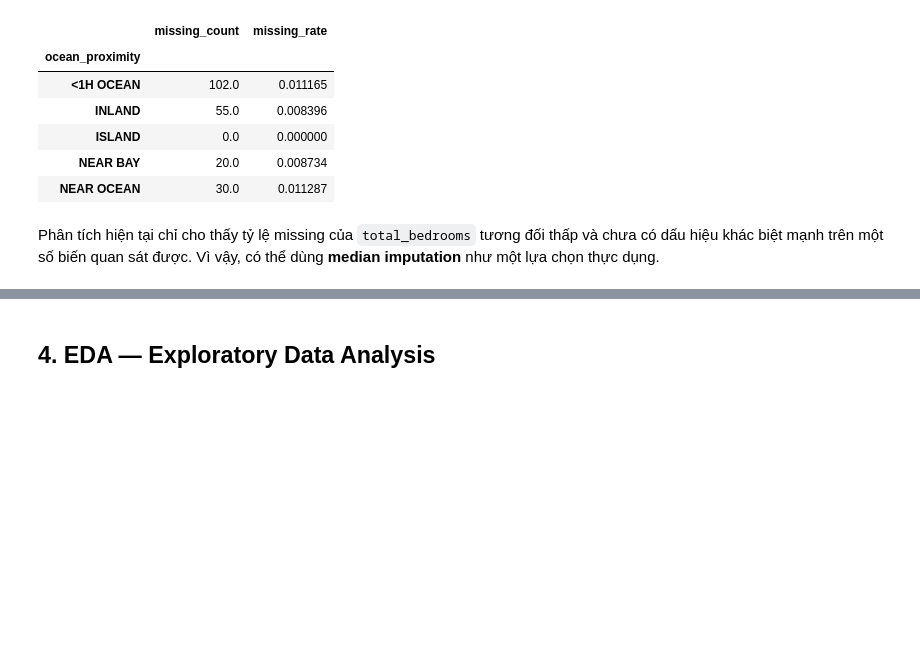
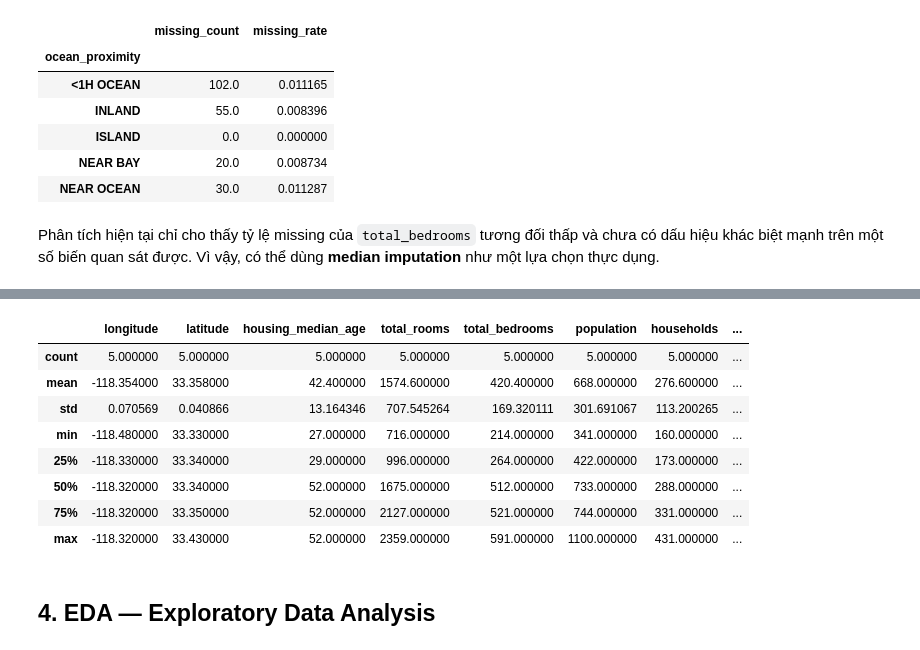
Before and after one commit to baocodeai/california-housing-price, a Jupyter notebook: california_housing.ipynb, the cells around one changed output, grey strips where cells are left out. Drawn from its saved outputs; the diff is of its cells as text; code cells hidden in the pictures; blank space fills up the shorter version.

```diff
--- a/california_housing.ipynb
+++ b/california_housing.ipynb
@@ -182,3 +183,15 @@ Phân tích hiện tại chỉ cho thấy tỷ lệ missing của `total_bedroom
+# %%
+df[df["ocean_proximity"] == "ISLAND"].describe()
+# %% [output]
+|  | longitude | latitude | housing_median_age | total_rooms | total_bedrooms | population | households | ... |
+| count | 5.000000 | 5.000000 | 5.000000 | 5.000000 | 5.000000 | 5.000000 | 5.000000 | ... |
+| mean | -118.354000 | 33.358000 | 42.400000 | 1574.600000 | 420.400000 | 668.000000 | 276.600000 | ... |
+| std | 0.070569 | 0.040866 | 13.164346 | 707.545264 | 169.320111 | 301.691067 | 113.200265 | ... |
+| min | -118.480000 | 33.330000 | 27.000000 | 716.000000 | 214.000000 | 341.000000 | 160.000000 | ... |
+| 25% | -118.330000 | 33.340000 | 29.000000 | 996.000000 | 264.000000 | 422.000000 | 173.000000 | ... |
+| 50% | -118.320000 | 33.340000 | 52.000000 | 1675.000000 | 512.000000 | 733.000000 | 288.000000 | ... |
+| 75% | -118.320000 | 33.350000 | 52.000000 | 2127.000000 | 521.000000 | 744.000000 | 331.000000 | ... |
+| max | -118.320000 | 33.430000 | 52.000000 | 2359.000000 | 591.000000 | 1100.000000 | 431.000000 | ... |
 # %% [markdown]
 ## 4. EDA — Exploratory Data Analysis
 # %% [markdown]
```
Also changed, not shown: parts of 7 cells of this notebook, 6 other files.
